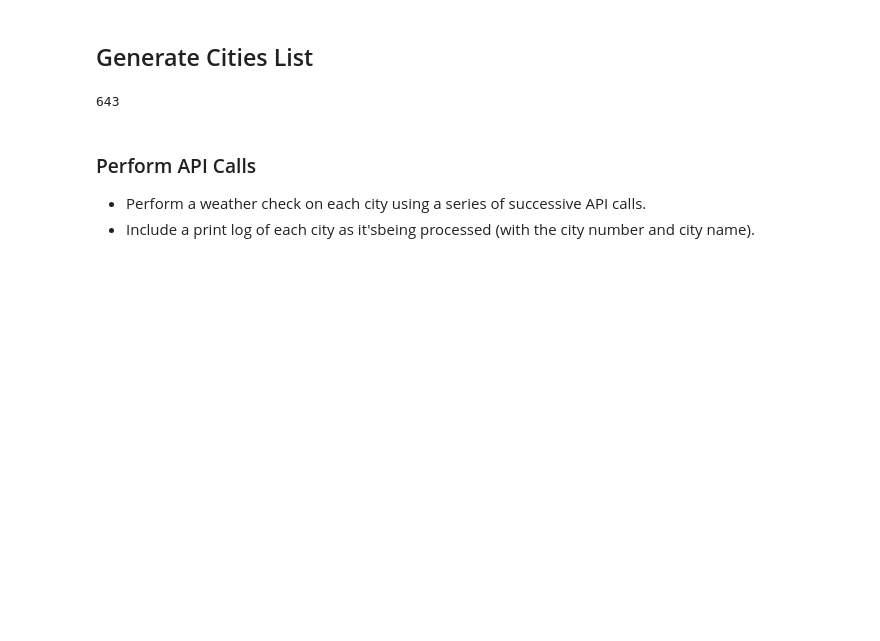
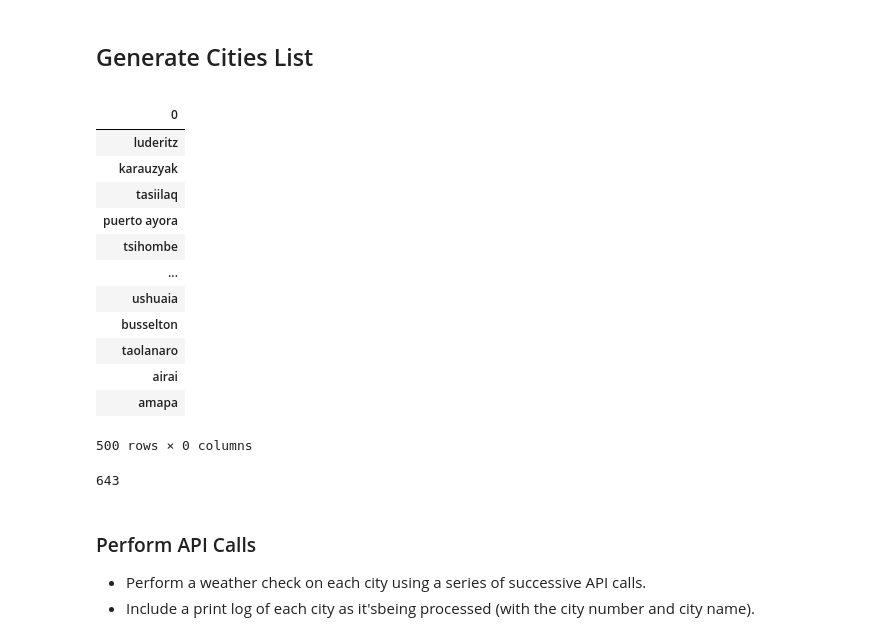
Before and after one commit to rarconaut/python-api-challenge, a Jupyter notebook: WeatherPy/WeatherPy.ipynb, the cells around one changed output. Saved outputs shown, nothing was run; the diff lists cells and outputs as text; code cells hidden in the pictures; blank space fills up the shorter version.

Commit message:
Random country generator complete.

```diff
--- a/WeatherPy/WeatherPy.ipynb
+++ b/WeatherPy/WeatherPy.ipynb
@@ -7,5 +17,45 @@
 # %% [markdown]
 ## Generate Cities List
+# %%
+# Creating a random sample for cities to search
+def newlat():
+   return uniform(-90, 90)
+
+def newlon():
+   return uniform(-180,180)
+
+# for x in range(10):
+#    print(newlat(), newlon())
+
+# Looking up city coordinates with citipy
+cities_list = []
+
+for x in range(500):
+    city = citipy.nearest_city(newlat(), newlon())
+    cities_list.append(city)
+
+cities_list
+
+cities = (city.city_name for city in cities_list)
+cities = pd.DataFrame(cities)
+cities.set_index(0)
+# city.city_name
+# city.country_code
+# %% [output]
+|  |
+| 0 |
+| luderitz |
+| karauzyak |
+| tasiilaq |
+| puerto ayora |
+| tsihombe |
+| ... |
+| ushuaia |
+| busselton |
+| taolanaro |
+| airai |
+| amapa |
+500 rows × 0 columns
 # %%
 # %% [output]
 643
```
Also changed, not shown: parts of 1 cell of this notebook.
